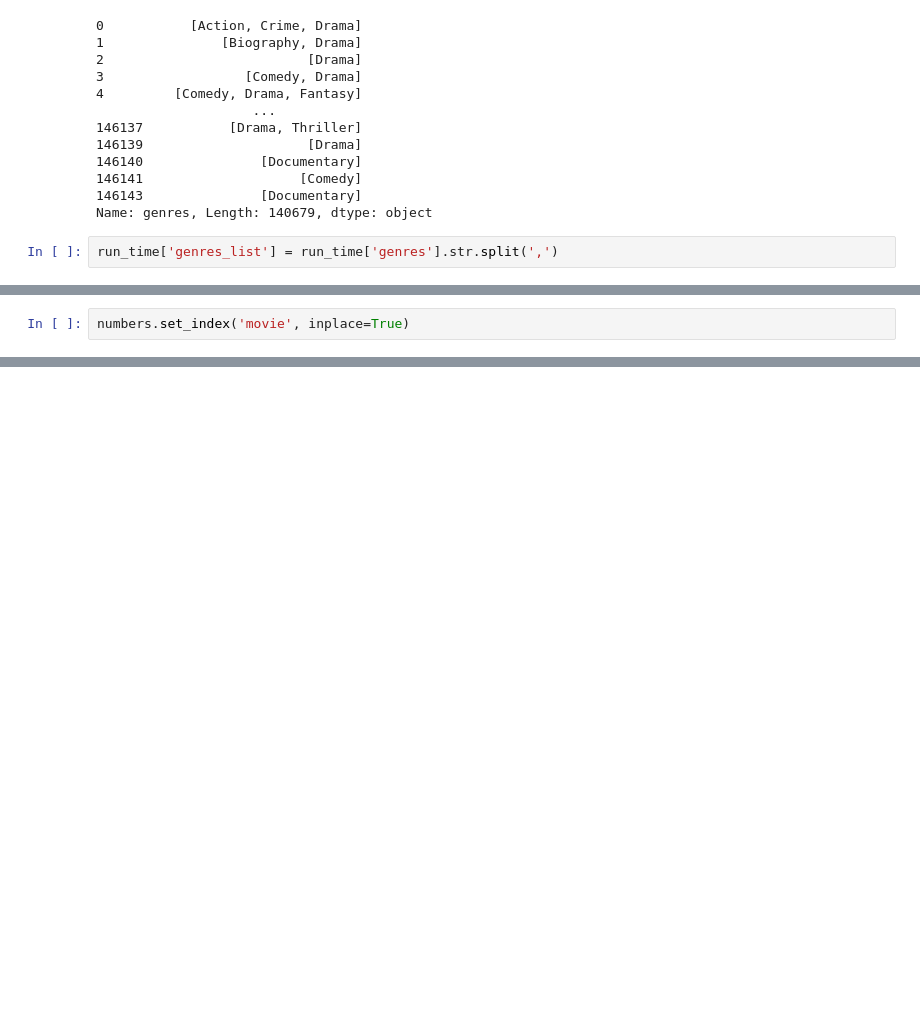
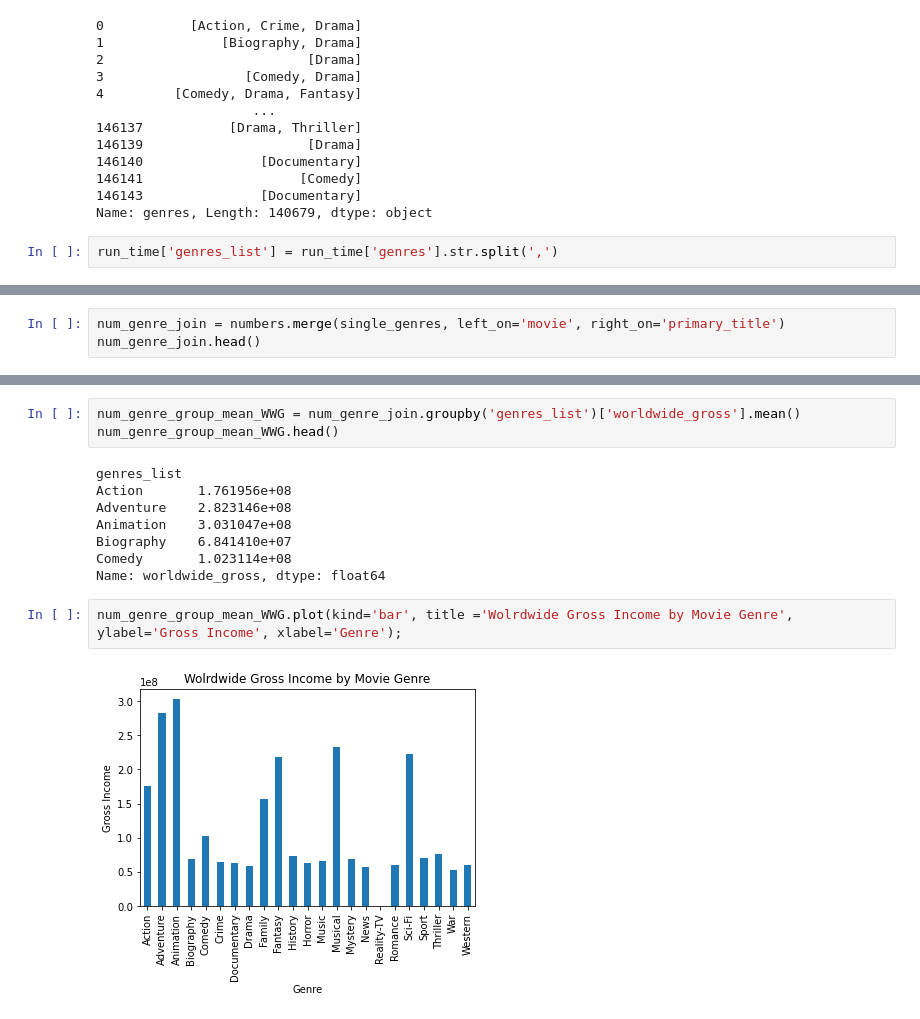
Before and after one commit to StefanoCaruso456/Movie-Studio-Project, a Jupyter notebook: notebook_development/Andrew_Jbook_10_04_22.ipynb, the cells around one changed output, grey strips where cells are left out. Saved outputs shown, nothing was run; the diff lists cells and outputs as text; blank space fills up the shorter version.

```diff
--- a/notebook_development/Andrew_Jbook_10_04_22.ipynb
+++ b/notebook_development/Andrew_Jbook_10_04_22.ipynb
@@ -387,2 +373,0 @@ ax.yaxis.set_major_formatter(million_formatter)
-# %%
-numbers.set_index('movie', inplace=True)
@@ -392,0 +392,3 @@ MergeError: No common columns to perform merge on. Merge options: left_on=None,
+# %%
+num_genre_join = numbers.merge(single_genres, left_on='movie', right_on='primary_title')
+num_genre_join.head()
@@ -392,0 +423,15 @@ MergeError: No common columns to perform merge on. Merge options: left_on=None,
+# %%
+num_genre_group_mean_WWG = num_genre_join.groupby('genres_list')['worldwide_gross'].mean()
+num_genre_group_mean_WWG.head()
+# %% [output]
+genres_list
+Action       1.761956e+08
+Adventure    2.823146e+08
+Animation    3.031047e+08
+Biography    6.841410e+07
+Comedy       1.023114e+08
+Name: worldwide_gross, dtype: float64
+# %%
+num_genre_group_mean_WWG.plot(kind='bar', title ='Wolrdwide Gross Income by Movie Genre', ylabel='Gross Income', xlabel='Genre');
+# %% [output]
+[figure, added]
```
Also changed, not shown: parts of 12 cells of this notebook.
